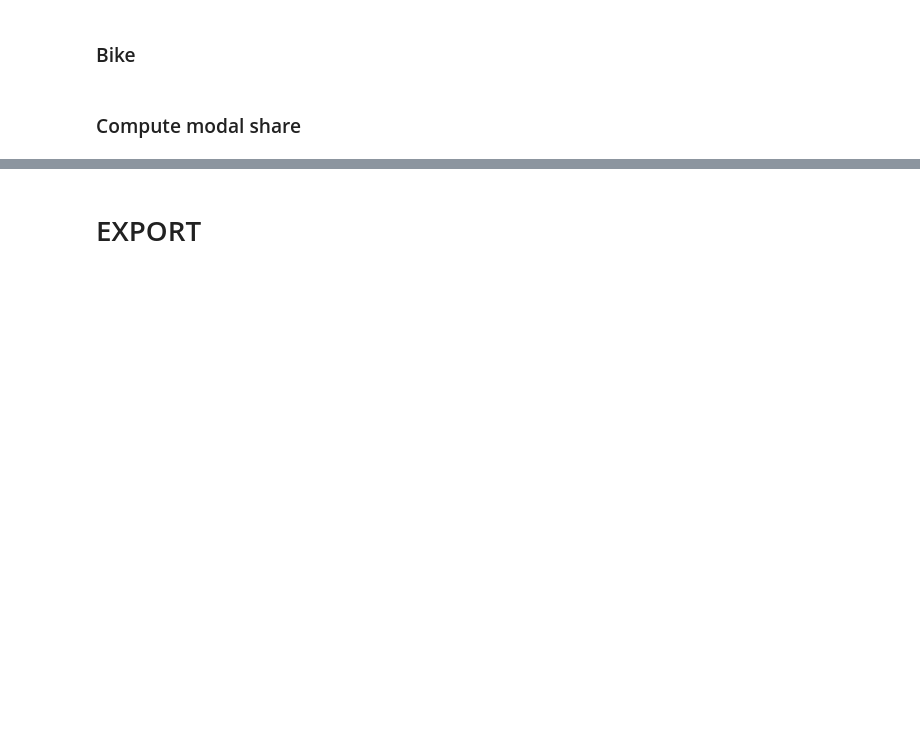
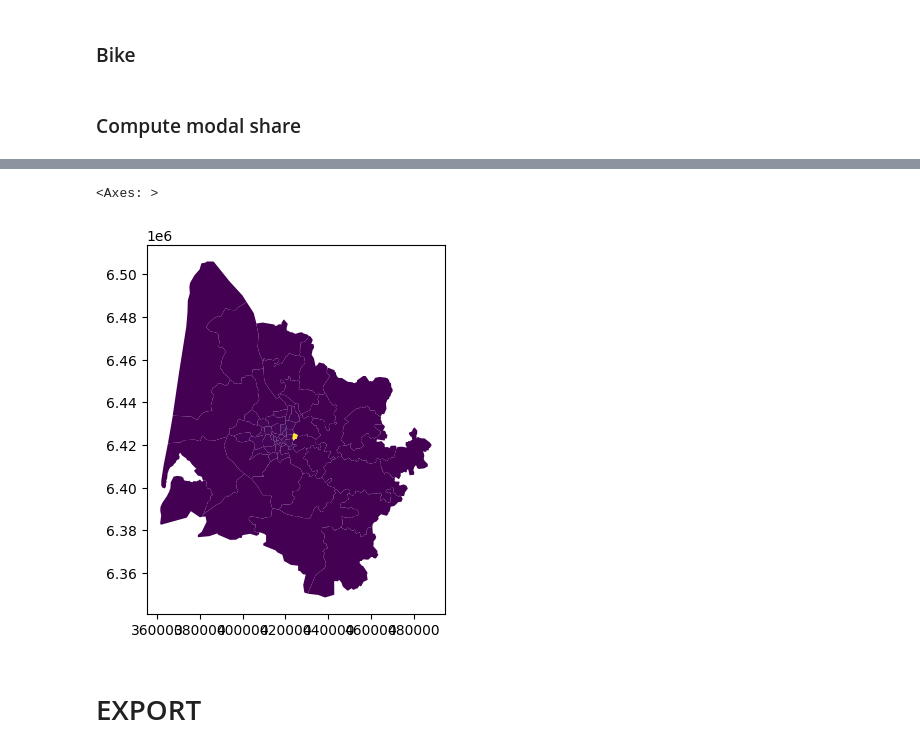
Before and after one commit to systragroup/quetzal_must-b, a Jupyter notebook: notebooks/2_model/A30_modal_split_assignment.ipynb, the cells around one changed output, grey strips where cells are left out. Cells and saved outputs as stored; diff of their text form; code cells hidden in the pictures; blank space fills up the shorter version.

```diff
--- a/notebooks/2_model/A30_modal_split_assignment.ipynb
+++ b/notebooks/2_model/A30_modal_split_assignment.ipynb
@@ -773,0 +802,42 @@ dtype: float64
+# %%
+tau = 1
+tau_ = 1
+
+volumes_by_mode['congestion_factor_pt'] = (
+        1 + tau*(volumes_by_mode['pt']/(volumes_by_mode['pt'] + volumes_by_mode['car']))
+    )**tau_ ### cf PT generalized cost equation
+
+sm.los = sm.los.merge(
+        flows.reset_index().rename(columns={'volume': 'volume_mode'}),
+        on=['origin', 'destination', 'route_type_agg']
+    )
+sm.los = sm.los.merge(
+        volumes_by_mode[['origin', 'destination', 'congestion_factor_pt']],
+        on=['origin', 'destination'])
+sm.los['congestion_factor_pt'] = sm.los['congestion_factor_pt'].fillna(1)
+
+### Accessibilité PT calculée en agrégeant les accessibilités des itinéraires PT pour un mm OD (pondéré par le volume demandé)
+sm.los['weight'] = (sm.los['volume']/sm.los['volume_mode']).fillna(1)
+sm.los['gcost'] = sm.los['weight']*(sm.los['congestion_factor_pt']*sm.los['agg_gcost'].fillna(0) + sm.los['trip_gcost'])
+# %%
+### Coûts généralisés associés à chaque mode et chaque OD
+gcosts = sm.los.groupby(['origin', 'destination', 'route_type_agg'])['gcost'].sum().reset_index()
+gcosts['gcost_exp'] = gcosts['gcost'].apply(lambda x: np.exp(-x))
+
+### Accessiblités modales associées à chaque zone et chaque mode
+modal_accessibilities = gcosts.groupby(['origin', 'route_type_agg'])['gcost_exp'].sum().reset_index()
+modal_accessibilities.rename(columns={'gcost_exp': 'modal_accessibility'}, inplace=True)
+# %%
+### Accessibilités généralisées
+flows_by_origin = flows.reset_index().groupby(['origin', 'route_type_agg'], as_index=False)['volume'].sum()
+emissions = sm.volumes.groupby('origin')['volume'].sum().to_dict()
+
+accessibilities = modal_accessibilities.merge(
+        flows_by_origin.rename(columns={'volume': 'volume_mode'}), on=['origin', 'route_type_agg']
+    )
+accessibilities['emissions'] = accessibilities['origin'].map(emissions)
+accessibilities['wm_accessibility'] = accessibilities['modal_accessibility'] * (accessibilities['volume_mode']/accessibilities['emissions'])
+
+accessibilities = accessibilities.groupby('origin', as_index=False)['wm_accessibility'].sum()
+accessibilities['NUM_ZONE'] = accessibilities['origin'].map(sm.zones['NUM_ZONE'].to_dict())
+accessibilities = accessibilities.rename(columns={'wm_accessibility': 'ACCESSIBILITY'})[['NUM_ZONE', 'ACCESSIBILITY']]
@@ -774,3 +846,9 @@ dtype: float64
+# %%
+sm.zones['accessibility'] = sm.zones['NUM_ZONE'].map(accessibilities.set_index('NUM_ZONE')['ACCESSIBILITY'].to_dict())
+sm.zones.plot('accessibility')
+# %% [output]
+<Axes: >
+[figure, added]
 # %% [markdown]
 # EXPORT
 # %%
```
Also changed, not shown: parts of 19 cells of this notebook, 19 other files.
